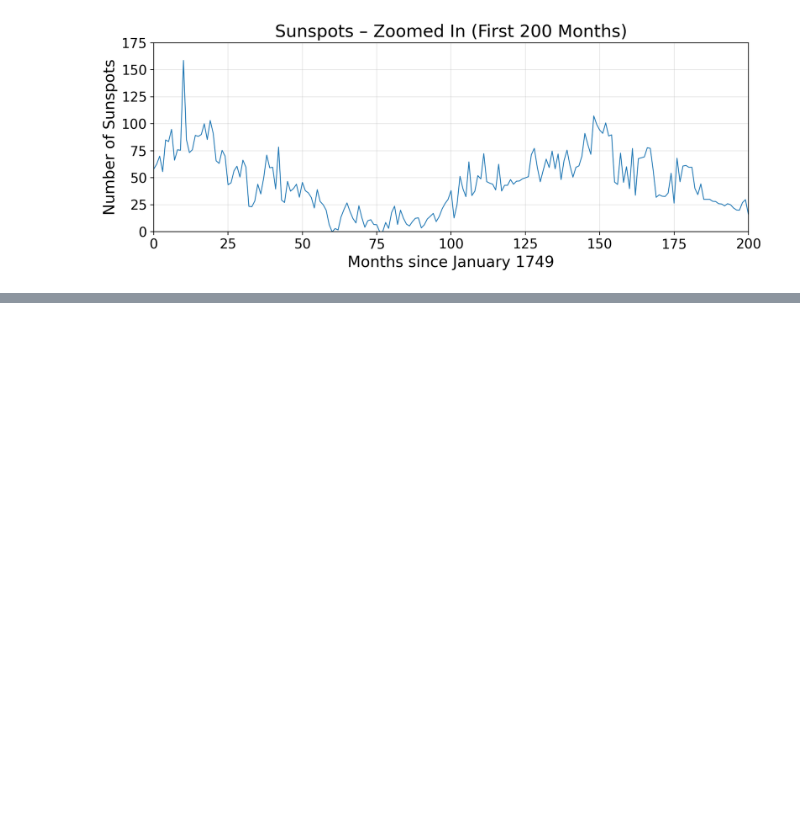
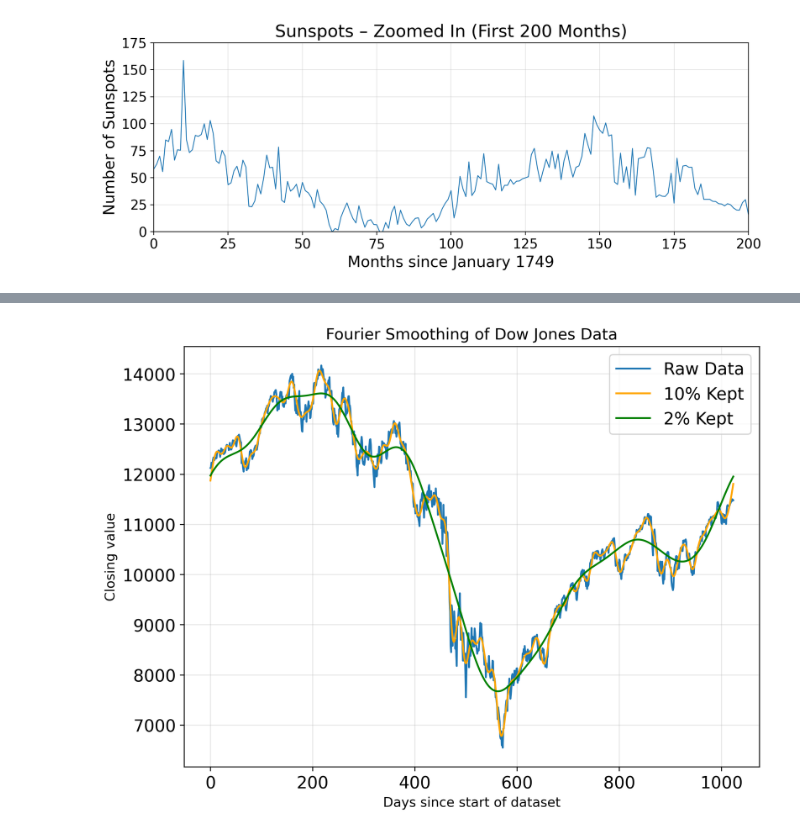
Before and after one commit to chrissellgrenbackup/computational-physics, a Jupyter notebook: hw3/hw3.ipynb, the cells around one changed output, grey strips where cells are left out. Cells and saved outputs as stored; diff of their text form; code cells hidden in the pictures; blank space fills up the shorter version.

```diff
--- a/hw3/hw3.ipynb
+++ b/hw3/hw3.ipynb
@@ -76,0 +77,28 @@ Period (months): 130.95833333333334
+# %%
+# Problem 2
+dow = np.genfromtxt("dow.txt")
+N = len(dow)
+days = np.arange(N)
+plt.figure(figsize=(8,6),dpi=300)
+plt.plot(days,dow,label="Raw Data")
+c = np.fft.rfft(dow)
+M = len(c)
+cutoff = int(0.1 * M)
+c_filt = np.copy(c)
+c_filt[cutoff:] = 0
+dow_smooth = np.fft.irfft(c_filt)
+plt.plot(days,dow_smooth,color='orange',label="10% Kept")
+c_filt2 = np.copy(c)
+cutoff2 = int(0.02 * M)
+c_filt2[cutoff2:] = 0
+dow_smoother = np.fft.irfft(c_filt2)
+plt.plot(days,dow_smoother,color='green',label="2% Kept")
+plt.title("Fourier Smoothing of Dow Jones Data", fontsize=18)
+plt.xlabel("Days since start of dataset", fontsize=14)
+plt.ylabel("Closing value", fontsize=11)
+plt.legend()
+plt.grid(alpha=0.3)
+plt.tight_layout()
+plt.show()
+# %% [output]
+[figure, added]
```
Also changed, not shown: parts of 1 cell of this notebook.
